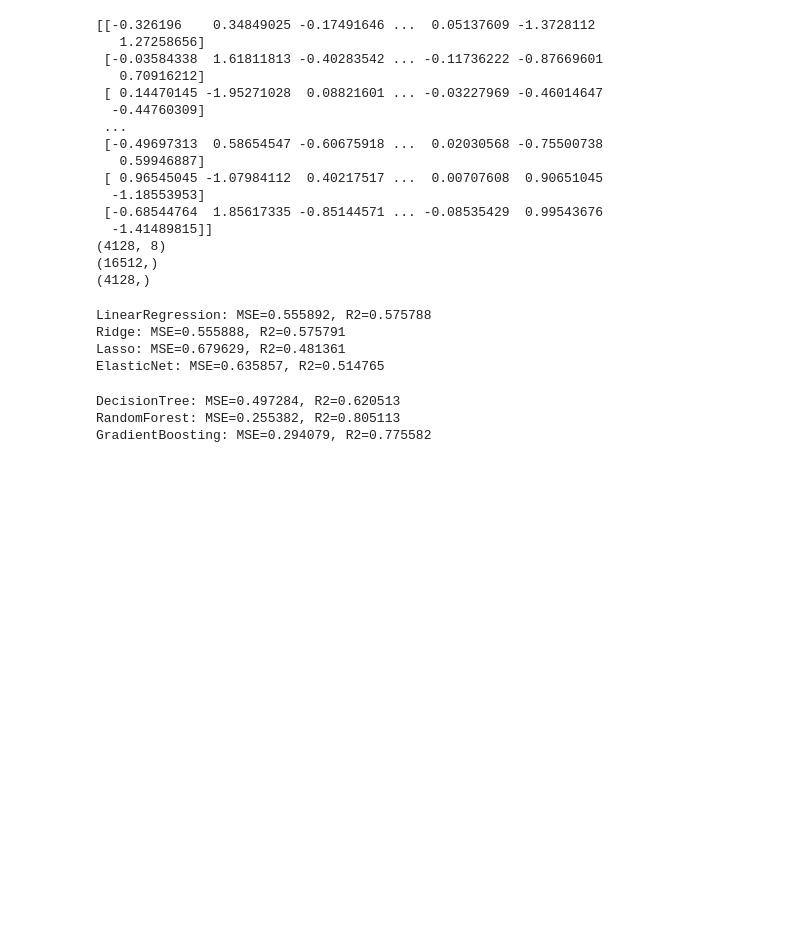
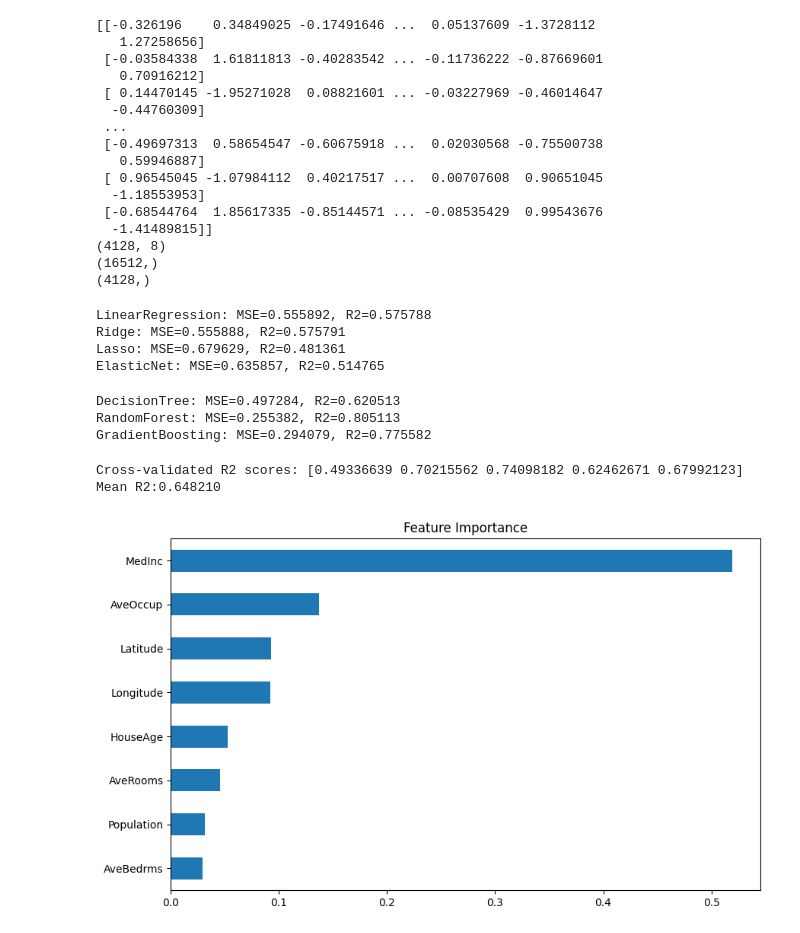
Before and after one commit to sonalshreya/Machine-Learning, a Jupyter notebook: House_Price_Evaluation.ipynb, the cells around one changed output. Drawn from its saved outputs; the diff is of its cells as text; code cells hidden in the pictures; blank space fills up the shorter version.

```diff
--- a/House_Price_Evaluation.ipynb
+++ b/House_Price_Evaluation.ipynb
@@ -158,0 +157,25 @@ GradientBoosting: MSE=0.294079, R2=0.775582
+# %%
+#Cross Validation
+
+from sklearn.model_selection import cross_val_score
+
+model= RandomForestRegressor()
+scores = cross_val_score(model,X,y,cv=5,scoring='r2')
+print(f"Cross-validated R2 scores: {scores}")
+print(f"Mean R2:{scores.mean():3f}")
+# %% [output]
+Cross-validated R2 scores: [0.49336639 0.70215562 0.74098182 0.62462671 0.67992123]
+Mean R2:0.648210
+# %%
+#Feature Importance
+#rf.feature_importances_ is an array of numbers (one per feature) indicating how important each feature was in making predictions.
+
+rf=RandomForestRegressor()
+rf.fit(X,y)
+
+feature_importance = pd.Series(rf.feature_importances_, index=X.columns)
+feature_importance.sort_values().plot(kind='barh', figsize=(10,6))
+plt.title("Feature Importance")
+plt.show()
+# %% [output]
+[figure, added]
```
Also changed, not shown: parts of 1 cell of this notebook.
